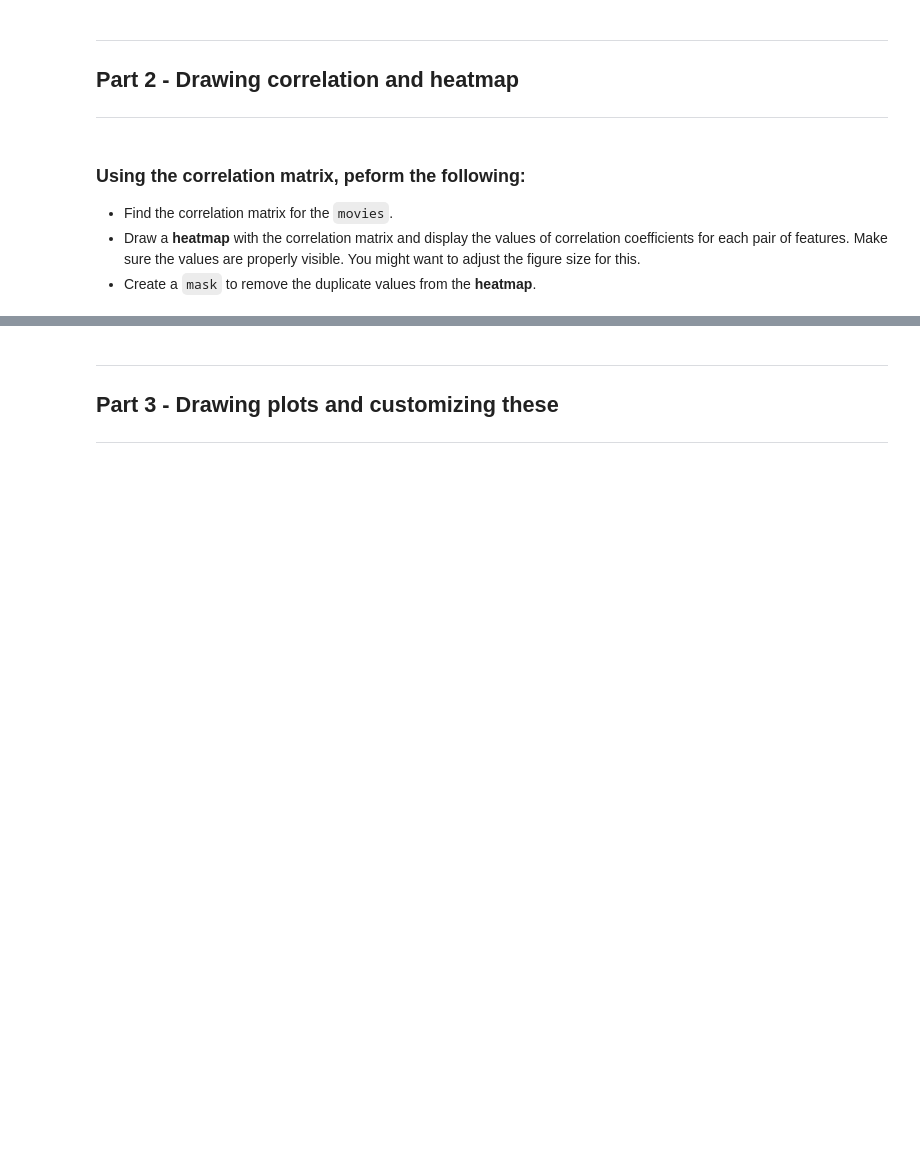
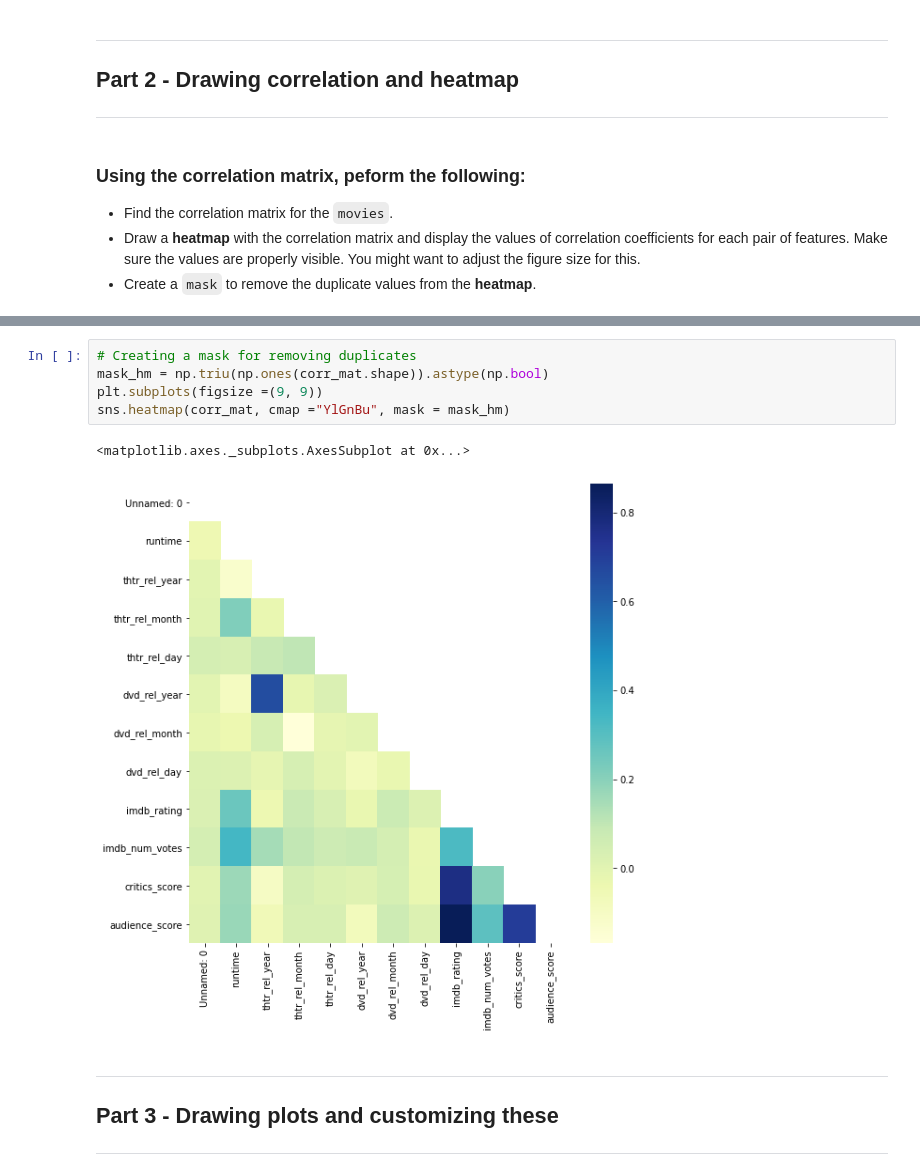
Before and after one commit to harshapriyanka/MachineLearning, a Jupyter notebook: SHALA-2020/Assignments/DataScience/L3/DS_Assignment_3_Solution.ipynb, the cells around one changed output, grey strips where cells are left out. Saved outputs shown, nothing was run; the diff lists cells and outputs as text; blank space fills up the shorter version.

```diff
--- a/SHALA-2020/Assignments/DataScience/L3/DS_Assignment_3_Solution.ipynb
+++ b/SHALA-2020/Assignments/DataScience/L3/DS_Assignment_3_Solution.ipynb
@@ -89,3 +94,11 @@ movies.head(10)
+# %%
+# Creating a mask for removing duplicates
+mask_hm = np.triu(np.ones(corr_mat.shape)).astype(np.bool)
+plt.subplots(figsize =(9, 9))
+sns.heatmap(corr_mat, cmap ="YlGnBu", mask = mask_hm)
+# %% [output]
+<matplotlib.axes._subplots.AxesSubplot at 0x...>
+[figure, added]
 # %% [markdown]
 ---
 ## Part 3 - Drawing plots and customizing these
```
Also changed, not shown: parts of 4 cells of this notebook.
